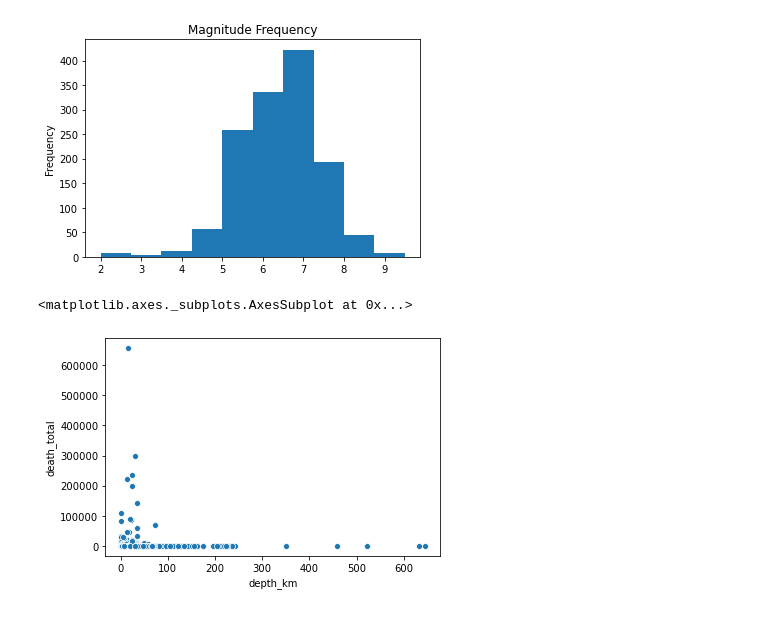
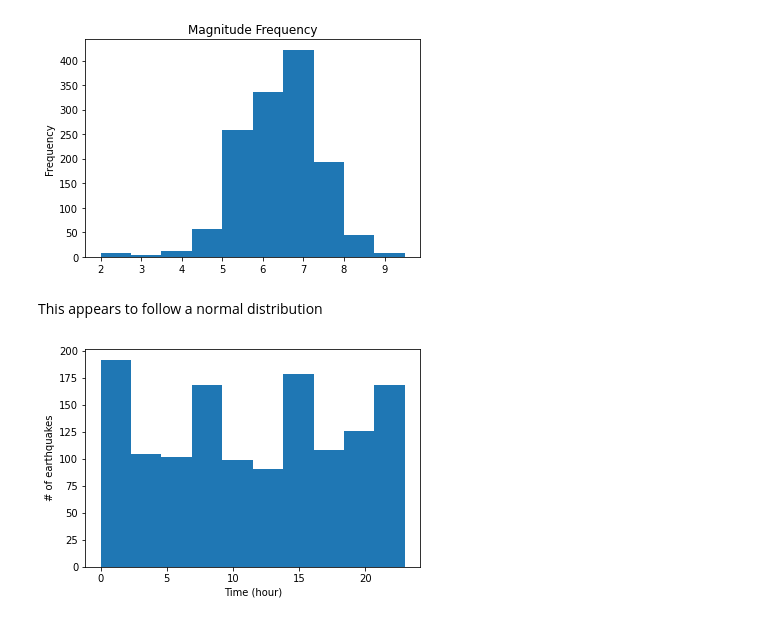
Before and after one commit to nss-data-science-cohort-4/dq3-earthquakes-mst-2-0, a Jupyter notebook: notebooks/quake_question1_tf.ipynb, the cells around one changed output. Drawn from its saved outputs; the diff is of its cells as text; code cells hidden in the pictures.

Commit message:
further explored relationships in data

```diff
--- a/notebooks/quake_question1_tf.ipynb
+++ b/notebooks/quake_question1_tf.ipynb
@@ -157,8 +138,15 @@ sns.scatterplot(x="magnitude", y="death_total",
 wikipedia_df['magnitude'].plot(kind='hist', title='Magnitude Frequency');
 # %% [output]
 [figure]
-# %%
-sns.scatterplot(x='depth_km', y='death_total', data=wikipedia_df)
-# %% [output]
-<matplotlib.axes._subplots.AxesSubplot at 0x...>
-[figure, removed]
+# %% [markdown]
+This appears to follow a normal distribution
+# %%
+wikipedia_df['hour'] = wikipedia_df['origin_utc'].dt.hour
+wikipedia_df['year'] = wikipedia_df['origin_utc'].dt.year
+# %%
+fig, ax = plt.subplots()
+ax.hist(wikipedia_df['hour'])
+ax.set_xlabel('Time (hour)')
+ax.set_ylabel('# of earthquakes');
+# %% [output]
+[figure, added]
```
Also changed, not shown: parts of 22 cells of this notebook.
